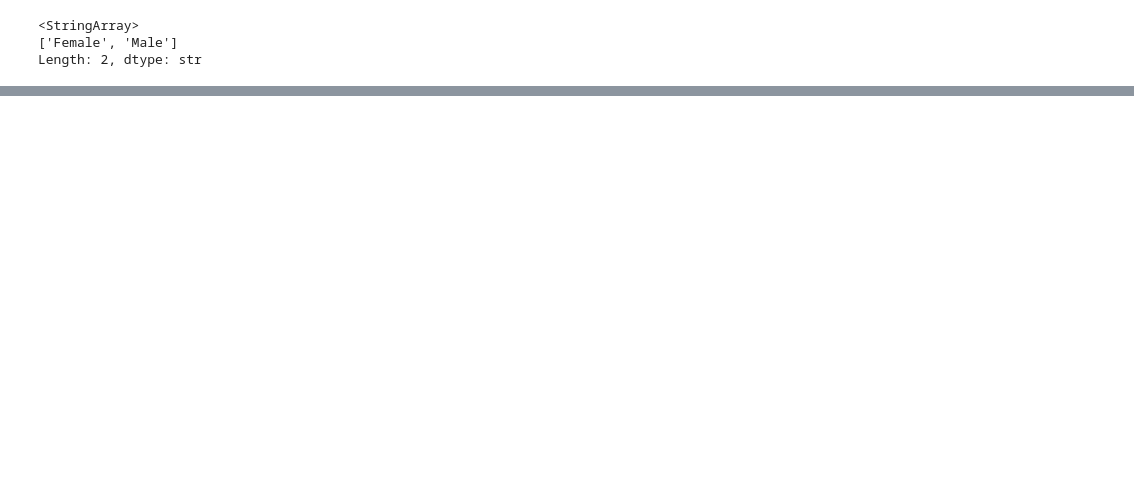
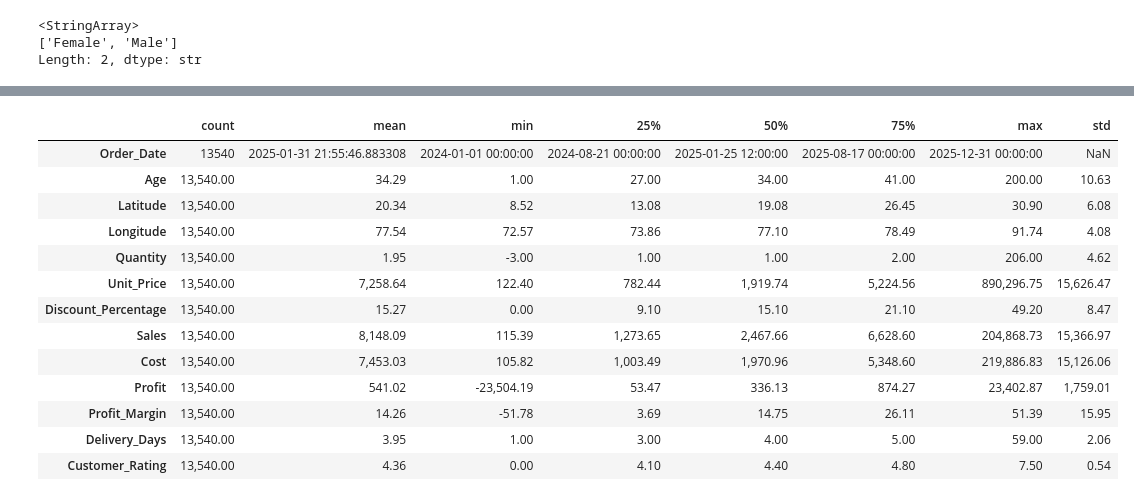
Before and after one commit to Tanujakarande5703/data_analysis_project, a Jupyter notebook: project.ipynb, the cells around one changed output, grey strips where cells are left out. Saved outputs shown, nothing was run; the diff lists cells and outputs as text; code cells hidden in the pictures; blank space fills up the shorter version.

```diff
--- a/project.ipynb
+++ b/project.ipynb
@@ -437,0 +462,4 @@ Length: 2, dtype: str
+# %%
+text_cols = ["Gender", "City", "State", "Region", "Category", "Sub_Category",
+             "Payment_Method", "Order_Status", "Customer_Segment", "Device_Type",
+             "Product_Name", "Age_Group"]
@@ -437,0 +468,4 @@ Length: 2, dtype: str
+# %%
+for c in text_cols:
+    df_raw[c]=df_raw[c].astype(str).str.strip()
+    df_raw[c]=df_raw[c].replace({"nan":np.nan,"None":np.nan})
@@ -437,0 +483,4 @@ Length: 2, dtype: str
+# %%
+
+for c in text_cols:
+    df_raw[c]=df_raw[c].str.title()
@@ -437,0 +499,2 @@ Length: 2, dtype: str
+# %%
+df_raw=df_raw.replace({'Payment_Method':{"Cod":"Cash On Delivery"}})
@@ -437,0 +530,17 @@ Length: 2, dtype: str
+# %%
+df_raw.describe().T
+# %% [output]
+|  | count | mean | min | 25% | 50% | 75% | max | std |
+| Order_Date | 13540 | 2025-01-31 21:55:46.883308 | 2024-01-01 00:00:00 | 2024-08-21 00:00:00 | 2025-01-25 12:00:00 | 2025-08-17 00:00:00 | 2025-12-31 00:00:00 | NaN |
+| Age | 13,540.00 | 34.29 | 1.00 | 27.00 | 34.00 | 41.00 | 200.00 | 10.63 |
+| Latitude | 13,540.00 | 20.34 | 8.52 | 13.08 | 19.08 | 26.45 | 30.90 | 6.08 |
+| Longitude | 13,540.00 | 77.54 | 72.57 | 73.86 | 77.10 | 78.49 | 91.74 | 4.08 |
+| Quantity | 13,540.00 | 1.95 | -3.00 | 1.00 | 1.00 | 2.00 | 206.00 | 4.62 |
+| Unit_Price | 13,540.00 | 7,258.64 | 122.40 | 782.44 | 1,919.74 | 5,224.56 | 890,296.75 | 15,626.47 |
+| Discount_Percentage | 13,540.00 | 15.27 | 0.00 | 9.10 | 15.10 | 21.10 | 49.20 | 8.47 |
+| Sales | 13,540.00 | 8,148.09 | 115.39 | 1,273.65 | 2,467.66 | 6,628.60 | 204,868.73 | 15,366.97 |
+| Cost | 13,540.00 | 7,453.03 | 105.82 | 1,003.49 | 1,970.96 | 5,348.60 | 219,886.83 | 15,126.06 |
+| Profit | 13,540.00 | 541.02 | -23,504.19 | 53.47 | 336.13 | 874.27 | 23,402.87 | 1,759.01 |
+| Profit_Margin | 13,540.00 | 14.26 | -51.78 | 3.69 | 14.75 | 26.11 | 51.39 | 15.95 |
+| Delivery_Days | 13,540.00 | 3.95 | 1.00 | 3.00 | 4.00 | 5.00 | 59.00 | 2.06 |
+| Customer_Rating | 13,540.00 | 4.36 | 0.00 | 4.10 | 4.40 | 4.80 | 7.50 | 0.54 |
```
Also changed, not shown: parts of 40 cells of this notebook.
